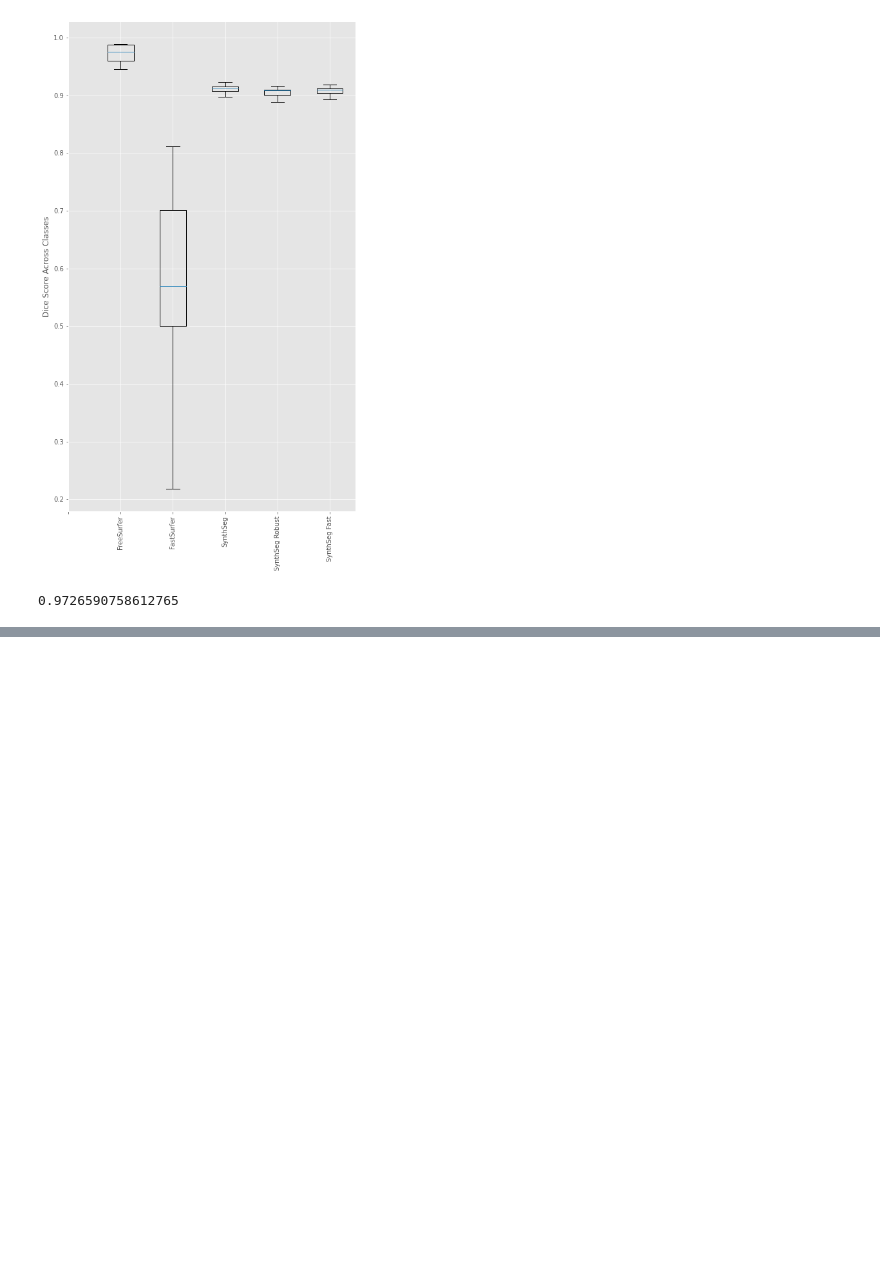
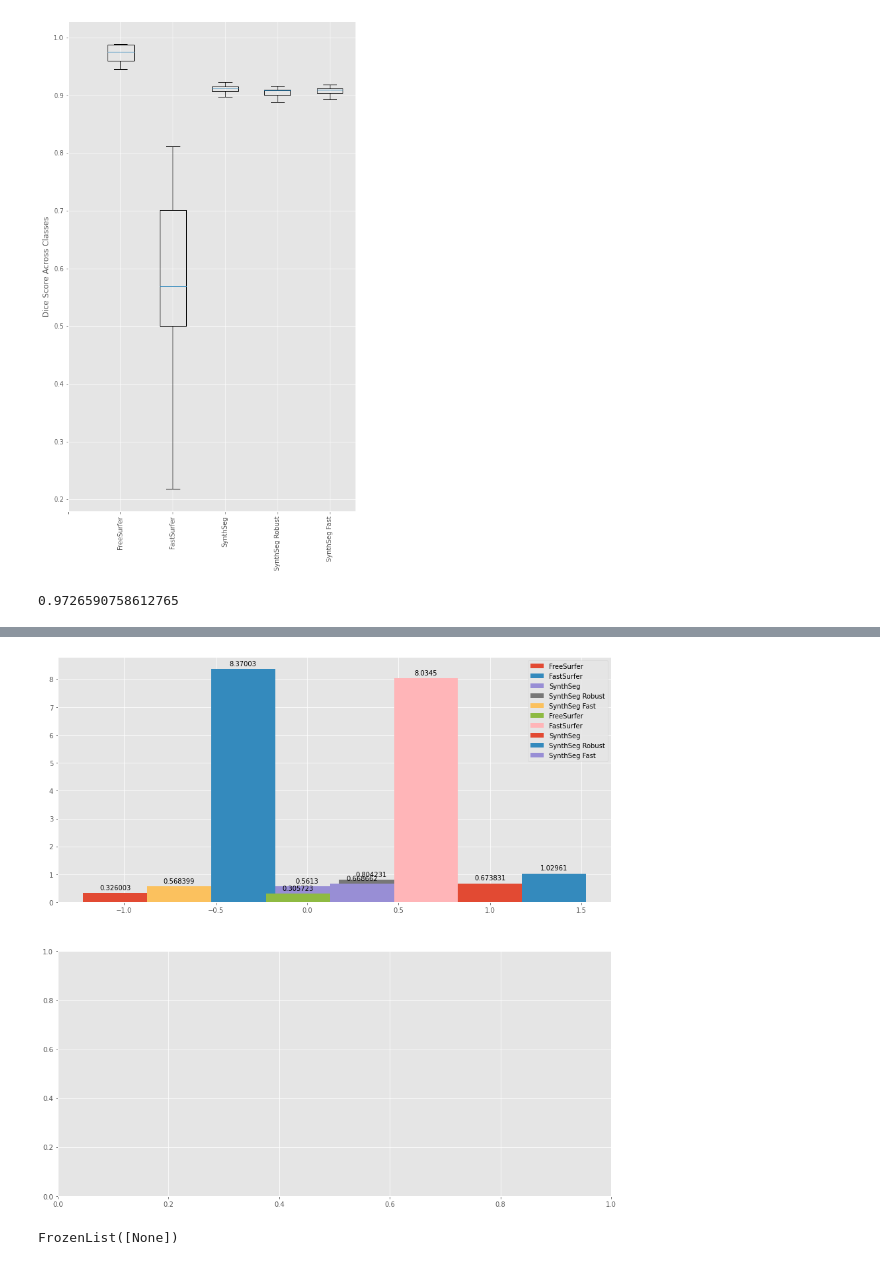
Before and after one commit to Lugges991/mpi_val, a Jupyter notebook: notebooks/final_eval.ipynb, the cells around one changed output, grey strips where cells are left out. Cells and saved outputs as stored; diff of their text form; code cells hidden in the pictures; blank space fills up the shorter version.

```diff
--- a/notebooks/final_eval.ipynb
+++ b/notebooks/final_eval.ipynb
@@ -87,0 +235,41 @@ def create_df_with_all_values(df):
+# %%
+tissues = ["Left White Matter", "Left Gray Matter", "Right White Matter", "Right Gray Matter"]
+x = np.arange(len(tissues))
+width = 0.35
+
+fig, axs = plt.subplots(2, 1, figsize=(15,15))
+
+asd1 = axs[0].bar(x[0] - 3*width, asd_lwm_means[0], width, label=labels[0])
+asd2 = axs[0].bar(x[0] - width, asd_lwm_means[1], width, label=labels[1])
+asd3 = axs[0].bar(x[0] , asd_lwm_means[2], width, label=labels[2])
+asd4 = axs[0].bar(x[0] +  width, asd_lwm_means[3], width, label=labels[3])
+asd5 = axs[0].bar(x[0] - 2*width, asd_lwm_means[4], width, label=labels[4])
+
+axs[0].bar_label(asd1, padding=3)
+axs[0].bar_label(asd2, padding=3)
+axs[0].bar_label(asd3, padding=3)
+axs[0].bar_label(asd4, padding=3)
+axs[0].bar_label(asd5, padding=3)
+
+asd11 = axs[0].bar(x[1] - 3*width, asd_lgm_means[0], width, label=labels[0])
+asd21 = axs[0].bar(x[1] - width, asd_lgm_means[1], width, label=labels[1])
+asd31 = axs[0].bar(x[1] , asd_lgm_means[2], width, label=labels[2])
+asd41 = axs[0].bar(x[1] +  width, asd_lgm_means[3], width, label=labels[3])
+asd51 = axs[0].bar(x[1] - 2*width, asd_lgm_means[4], width, label=labels[4])
+
+axs[0].bar_label(asd11, padding=3)
+axs[0].bar_label(asd21, padding=3)
+axs[0].bar_label(asd31, padding=3)
+axs[0].bar_label(asd41, padding=3)
+axs[0].bar_label(asd51, padding=3)
+
+
+
+
+
+
+axs[0].legend()
+
+plt.show()
+# %% [output]
+[figure, added]
@@ -87,0 +278,4 @@ def create_df_with_all_values(df):
+# %%
+freesurfer_df_all.index.names
+# %% [output]
+FrozenList([None])
```
Also changed, not shown: parts of 20 cells of this notebook, 7 other files.
